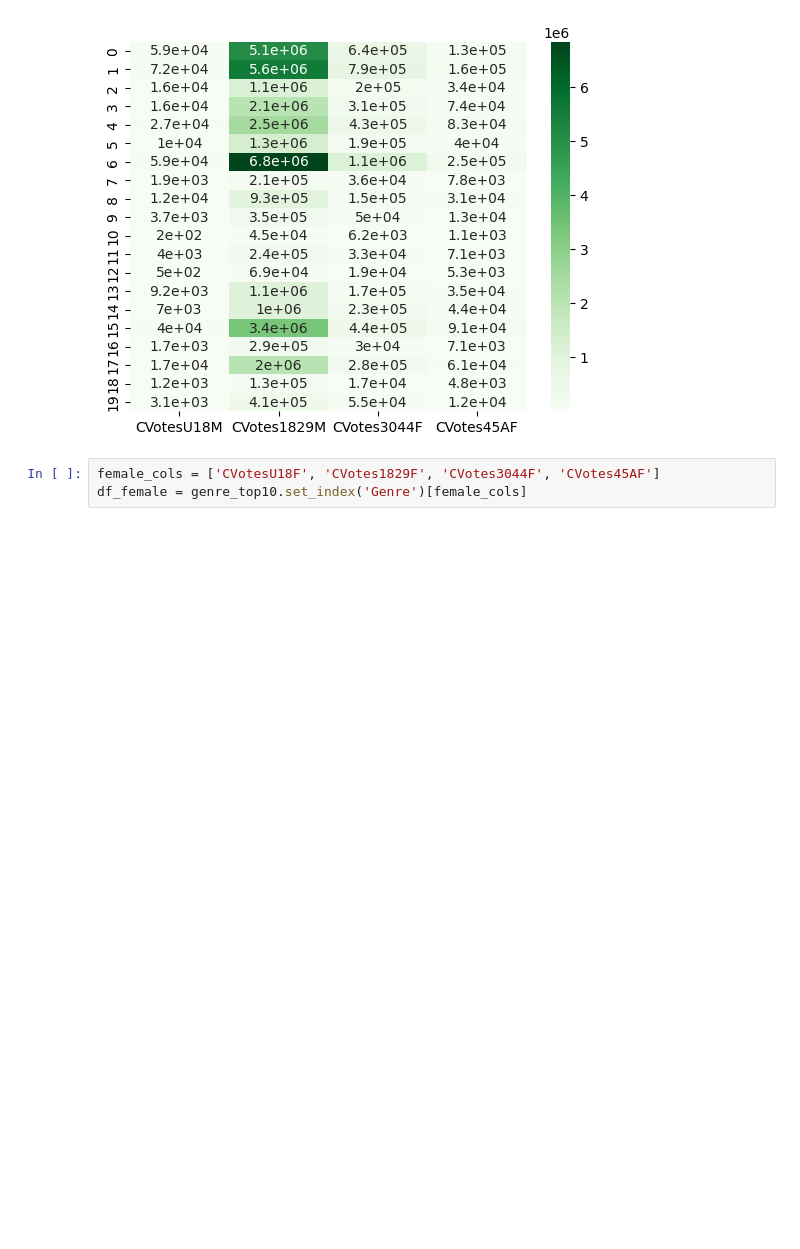
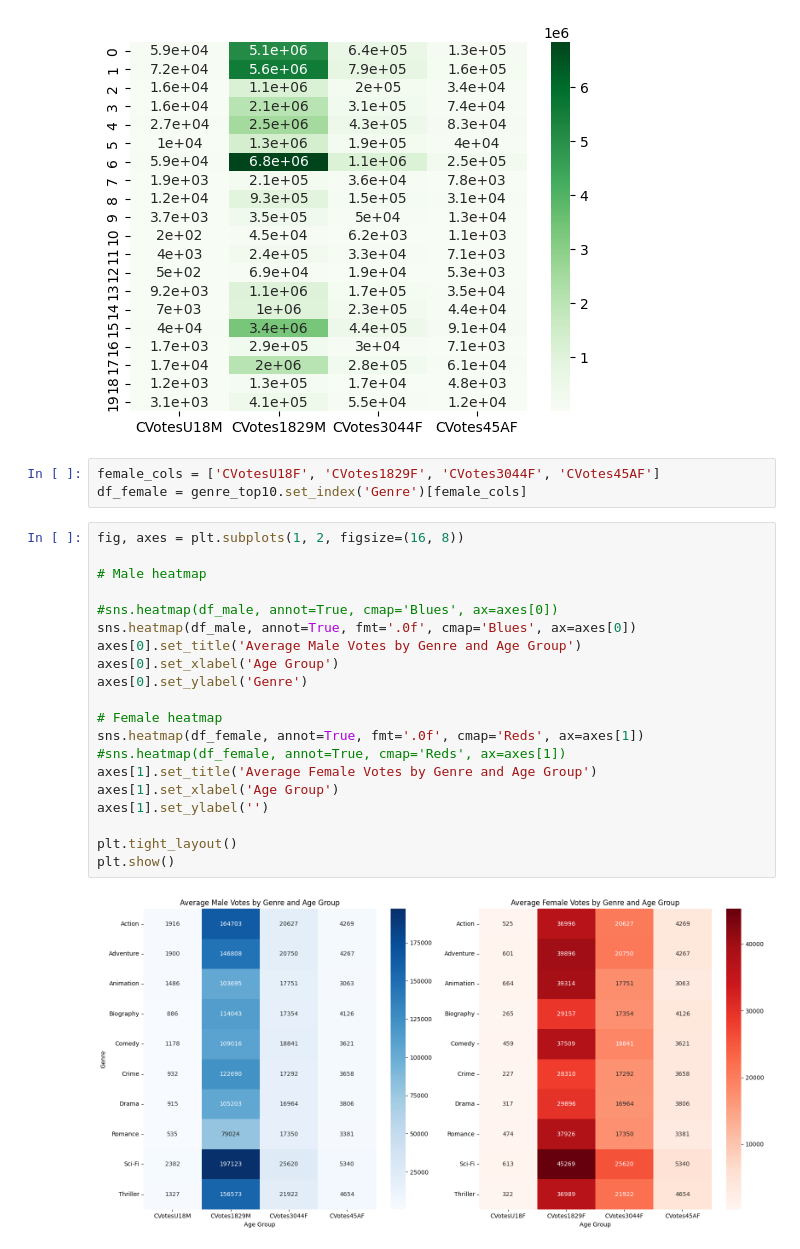
Before and after one commit to Venni2911/LogicMojo-AI-ML-Sept25-VenniRaj, a Jupyter notebook: Venni_IMDB_MOVIE_VISUALISATION_ASSIGNMENT.ipynb, the cells around one changed output. Saved outputs shown, nothing was run; the diff lists cells and outputs as text; blank space fills up the shorter version.

```diff
--- a/Venni_IMDB_MOVIE_VISUALISATION_ASSIGNMENT.ipynb
+++ b/Venni_IMDB_MOVIE_VISUALISATION_ASSIGNMENT.ipynb
@@ -1110,3 +1110,25 @@ sns.heatmap(df_add[['CVotesU18M','CVotes1829M','CVotes3044F','CVotes45AF']], ann
 # %%
 female_cols = ['CVotesU18F', 'CVotes1829F', 'CVotes3044F', 'CVotes45AF']
 df_female = genre_top10.set_index('Genre')[female_cols]
+# %%
+fig, axes = plt.subplots(1, 2, figsize=(16, 8))
+
+# Male heatmap
+
+#sns.heatmap(df_male, annot=True, cmap='Blues', ax=axes[0])
+sns.heatmap(df_male, annot=True, fmt='.0f', cmap='Blues', ax=axes[0])
+axes[0].set_title('Average Male Votes by Genre and Age Group')
+axes[0].set_xlabel('Age Group')
+axes[0].set_ylabel('Genre')
+
+# Female heatmap
+sns.heatmap(df_female, annot=True, fmt='.0f', cmap='Reds', ax=axes[1])
+#sns.heatmap(df_female, annot=True, cmap='Reds', ax=axes[1])
+axes[1].set_title('Average Female Votes by Genre and Age Group')
+axes[1].set_xlabel('Age Group')
+axes[1].set_ylabel('')
+
+plt.tight_layout()
+plt.show()
+# %% [output]
+[figure, added]
```
Also changed, not shown: parts of 13 cells of this notebook.
